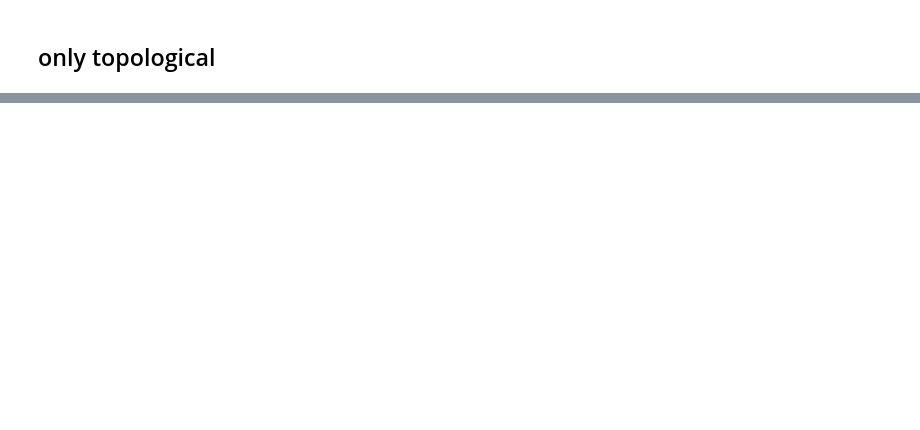
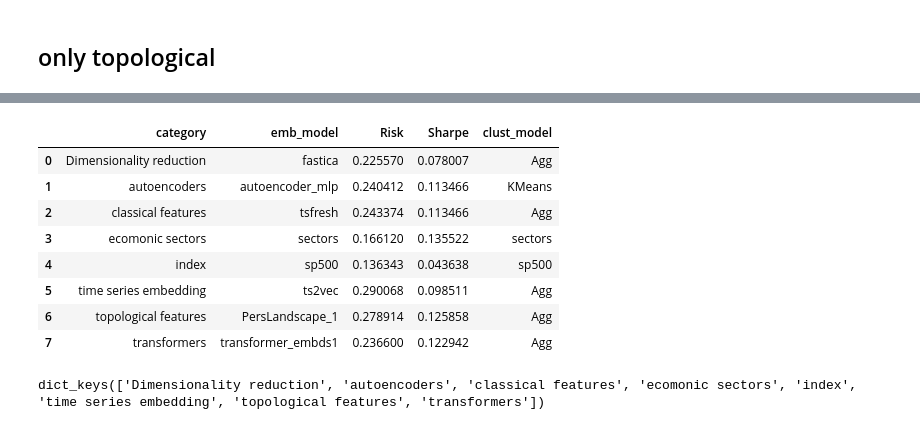
Before and after one commit to petrsokerin/Stock_clustering_paper, a Jupyter notebook: new_res_analysis.ipynb, the cells around one changed output, grey strips where cells are left out. Cells and saved outputs as stored; diff of their text form; code cells hidden in the pictures; blank space fills up the shorter version.

```diff
--- a/new_res_analysis.ipynb
+++ b/new_res_analysis.ipynb
@@ -238,0 +255,7 @@ all_exp_pivot
+# %%
+exp_name = 'usa_2015'
+
+df_market = pd.read_csv(f'data/data/{exp_name}/ticker_data_Market.csv', index_col=0)
+df_market.index = pd.to_datetime(df_market.index)
+df_market = df_market.pct_change()
+df_market
@@ -238,0 +303,15 @@ all_exp_pivot
+# %%
+all_experiments = all_experiments.sort_values(['Risk'], ascending=False)
+all_experiments_selected  = all_experiments[all_experiments['exp_name'] == exp_name].drop(['exp_name'], axis=1)
+all_experiments_gr = all_experiments_selected.groupby(['category'], as_index=False, sort=True).first()
+all_experiments_gr
+# %% [output]
+|  | category | emb_model | Risk | Sharpe | clust_model |
+| 0 | Dimensionality reduction | fastica | 0.225570 | 0.078007 | Agg |
+| 1 | autoencoders | autoencoder_mlp | 0.240412 | 0.113466 | KMeans |
+| 2 | classical features | tsfresh | 0.243374 | 0.113466 | Agg |
+| 3 | ecomonic sectors | sectors | 0.166120 | 0.135522 | sectors |
+| 4 | index | sp500 | 0.136343 | 0.043638 | sp500 |
+| 5 | time series embedding | ts2vec | 0.290068 | 0.098511 | Agg |
+| 6 | topological features | PersLandscape_1 | 0.278914 | 0.125858 | Agg |
+| 7 | transformers | transformer_embds1 | 0.236600 | 0.122942 | Agg |
@@ -238,0 +328,4 @@ all_exp_pivot
+# %%
+methods.keys()
+# %% [output]
+dict_keys(['Dimensionality reduction', 'autoencoders', 'classical features', 'ecomonic sectors', 'index', 'time series embedding', 'topological features', 'transformers'])
```
Also changed, not shown: parts of 12 cells of this notebook, 2 other files.
